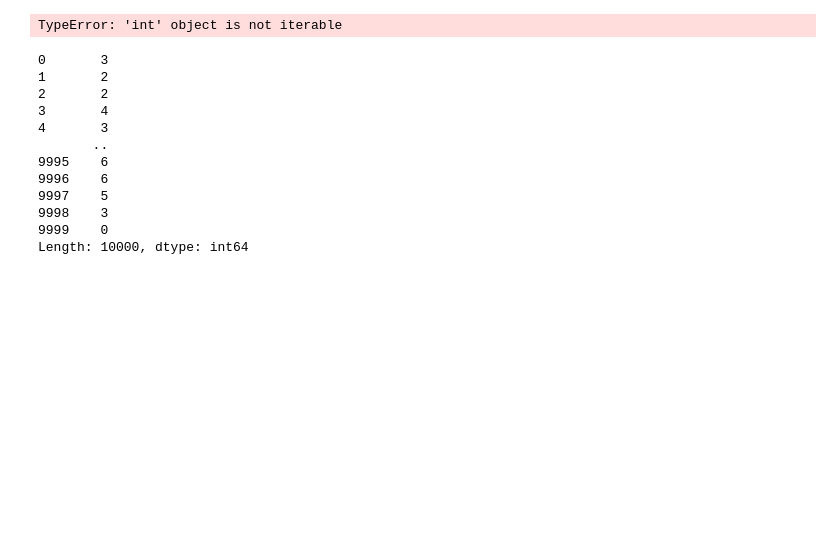
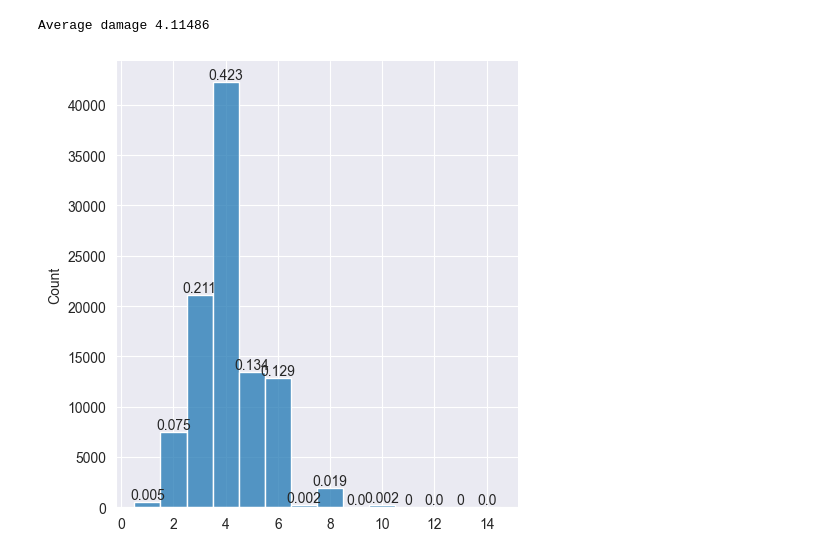
Before and after one commit to NiwEoj/Gloomhaven-attack-mod-sim, a Jupyter notebook: mainsim.ipynb, the cells around one changed output. Drawn from its saved outputs; the diff is of its cells as text; code cells hidden in the pictures; blank space fills up the shorter version.

```diff
--- a/mainsim.ipynb
+++ b/mainsim.ipynb
@@ -110,18 +110,16 @@ Average damage 3.1028
 # %%
 def draw2(dklst,count,bd,comp):
     global data,k
-    dklst = testdeck
     dmg = 0
-    cmpr = 0
-    try:
-        cmpr = comp[-1][1] + comp[-2][1]
-    except:
-        pass
-    while cmpr == 2 or len(comp) < 2:
+    cmpr = False
+    while cmpr == True or len(comp) < 2:
         i = dklst.pop(0)
         comp.append(i)
         try:
-            cmpr = comp[-1][1] + comp[-2][1]
+            if comp[-2][1] == 1:
+                cmpr = True
+            else:
+                cmpr = False
         except:
             pass
 
@@ -130,18 +128,15 @@ def draw2(dklst,count,bd,comp):
         dklst = []
         count = count + 1
     elif comp[-2][0] == 'NULL' and isinstance(comp[-1][0],int):
-        comp[-2][0] = 0
-        for x in len(comp):
-            dmg = dmg + comp[x][0]
-            x = x + 1
+        for x in comp[:-2]:
+            dmg = dmg + x[0]
+        dmg = dmg + comp[-1][0]
         data.append(dmg + bd)
         dklst = []
         count = count + 1
     elif comp[-1][0] == 'NULL' and isinstance(comp[-2][0],int):
-        comp[-1][0] = 0
-        for x in comp:
+        for x in comp[:-1]:
             dmg = dmg + x[0]
-            x = x + 1
         data.append(dmg + bd)
         dklst = []
         count = count + 1
@@ -182,50 +177,36 @@ def draw2(dklst,count,bd,comp):
 k = 0
 data = []
 while k < t:
-    testdeck = list(deck)
+    testdeck = deck[:]
     random.shuffle(testdeck)
     while len(testdeck) > 0 and k < t:
         testdeck = draw2(testdeck,k,basedmg,[])
 
 data = pd.Series(data)
 freq = data.value_counts()
 freq = freq.sort_index()
 for x in freq.index:
     freq[x] = freq[x]/t
 
 lfreq = []
 i = 0
 for x in range(freq.last_valid_index() + 1):
     if x != freq.index[i] and len(lfreq) == 0:
         pass
     elif x != freq.index[i]:
         lfreq.append(0)
     else:
-        lfreq.append(freq[x])
+        lfreq.append(round(freq[x],3))
         i = i + 1
 
 
 ax = sns.displot(data=data,discrete=True)
 ax.axes.ravel()[0].bar_label(ax.axes.ravel()[0].containers[0],labels=list(lfreq))
 
 avg = 0
 for x in freq.index:
     avg = avg + freq[x]*x
 print("Average damage", avg)
 # %% [output]
-TypeError: 'int' object is not iterable
+Average damage 4.11486
+[figure, added]
-# %%
-data
-# %% [output]
-0       3
-1       2
-2       2
-3       4
-4       3
-       ..
-9995    6
-9996    6
-9997    5
-9998    3
-9999    0
-Length: 10000, dtype: int64
```
Also changed, not shown: parts of 3 cells of this notebook.
